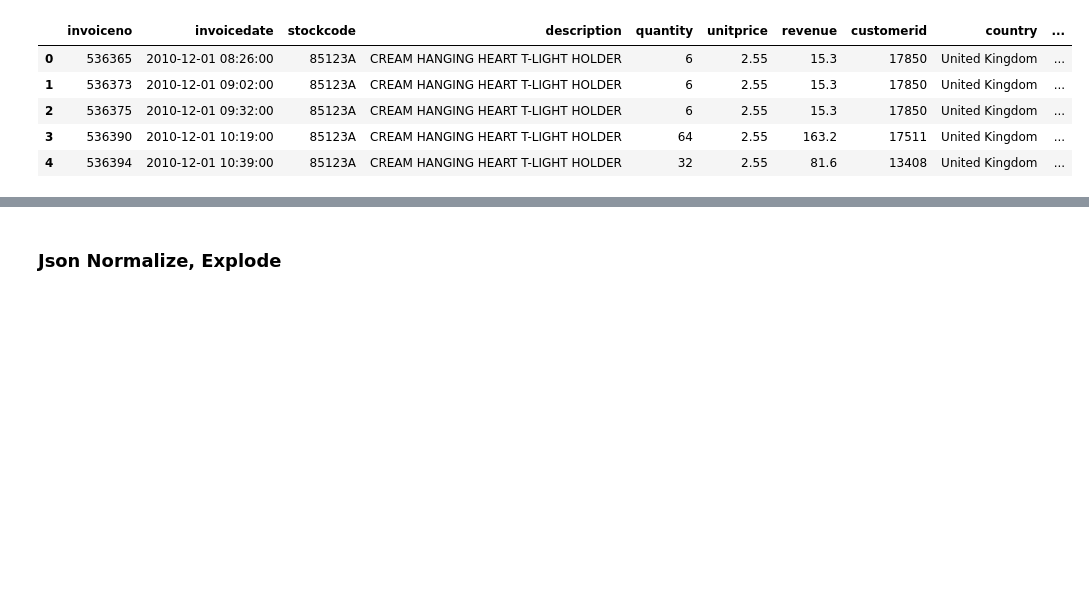
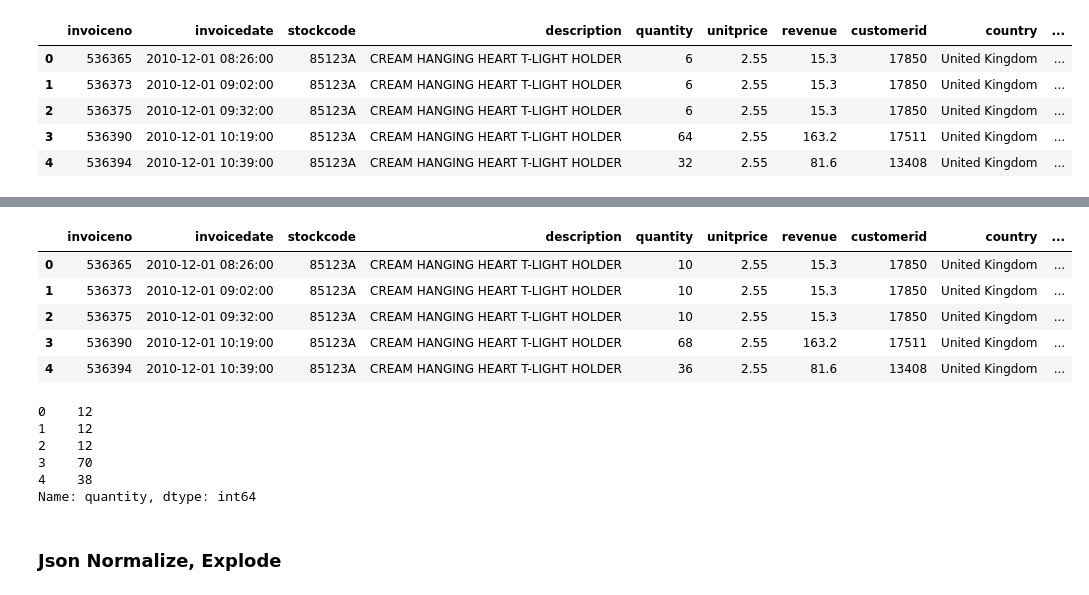
Before and after one commit to Ironhack-Data-Madrid-Abril-2021/Material_Clase, a Jupyter notebook: semana_2/2.1 - Pandas Deepdive.ipynb, the cells around one changed output, grey strips where cells are left out. Saved outputs shown, nothing was run; the diff lists cells and outputs as text; code cells hidden in the pictures; blank space fills up the shorter version.

Commit message:
pandas

```diff
--- a/semana_2/2.1 - Pandas Deepdive.ipynb
+++ b/semana_2/2.1 - Pandas Deepdive.ipynb
@@ -645,2 +656,24 @@ df.head()
+# %%
+# apply, interno de pandas
+
+df.quantity=df.quantity.apply(suma_2)
+
+df.head()
+# %% [output]
+|  | invoiceno | invoicedate | stockcode | description | quantity | unitprice | revenue | customerid | country | ... |
+| 0 | 536365 | 2010-12-01 08:26:00 | 85123A | CREAM HANGING HEART T-LIGHT HOLDER | 10 | 2.55 | 15.3 | 17850 | United Kingdom | ... |
+| 1 | 536373 | 2010-12-01 09:02:00 | 85123A | CREAM HANGING HEART T-LIGHT HOLDER | 10 | 2.55 | 15.3 | 17850 | United Kingdom | ... |
+| 2 | 536375 | 2010-12-01 09:32:00 | 85123A | CREAM HANGING HEART T-LIGHT HOLDER | 10 | 2.55 | 15.3 | 17850 | United Kingdom | ... |
+| 3 | 536390 | 2010-12-01 10:19:00 | 85123A | CREAM HANGING HEART T-LIGHT HOLDER | 68 | 2.55 | 163.2 | 17511 | United Kingdom | ... |
+| 4 | 536394 | 2010-12-01 10:39:00 | 85123A | CREAM HANGING HEART T-LIGHT HOLDER | 36 | 2.55 | 81.6 | 13408 | United Kingdom | ... |
+# %%
+df.quantity.apply(lambda x: x+2).head()
+# %% [output]
+0    12
+1    12
+2    12
+3    70
+4    38
+Name: quantity, dtype: int64
 # %% [markdown]
 ### Json Normalize, Explode
```
Also changed, not shown: parts of 40 cells of this notebook, 3 other files.
